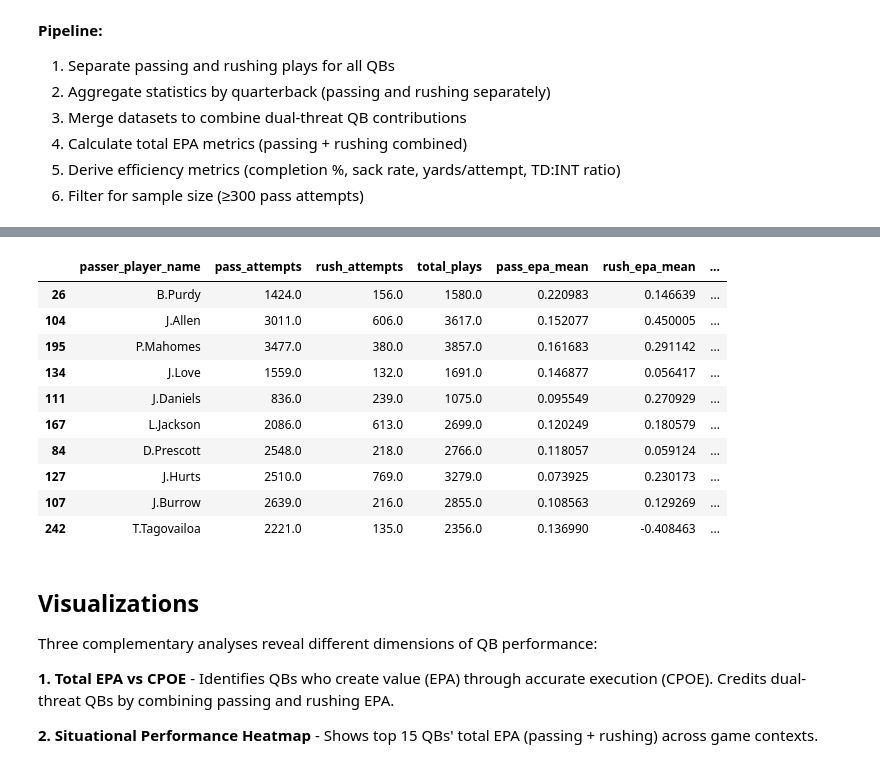
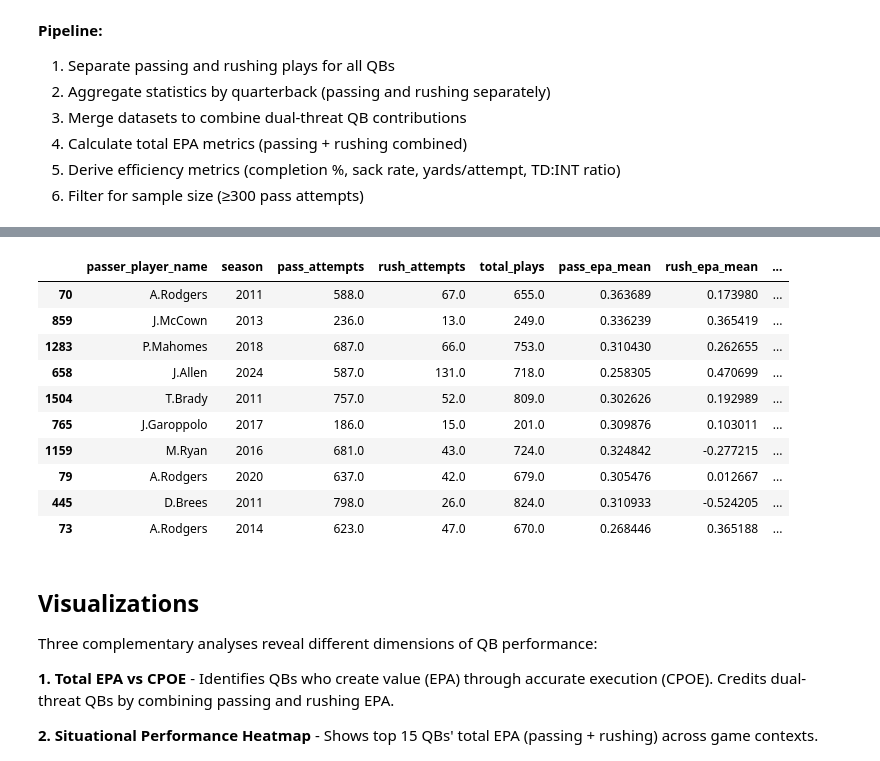
Before and after one commit to cgalgano/NFL-QB-Analysis, a Jupyter notebook: nfl_qb_analysis.ipynb, the cells around one changed output, grey strips where cells are left out. Cells and saved outputs as stored; diff of their text form; code cells hidden in the pictures.

```diff
--- a/nfl_qb_analysis.ipynb
+++ b/nfl_qb_analysis.ipynb
@@ -56,6 +56,6 @@ Loading 2021-2025 NFL play-by-play data (~500k+ plays) from nflfastR via nflread
 # %%
-# Load 2021-2025 play-by-play data
-seasons = range(2021, 2026)  # 2021, 2022, 2023, 2024, 2025
+# Load 2010-2025 play-by-play data
+seasons = range(2010, 2026)  # 2010-2025
 pbp_list = []
 
 for season in seasons:
@@ -115,6 +115,12 @@ Name: count, dtype: int64
 # Filter passing plays and calculate comprehensive QB statistics
 passing_plays = pbp[pbp['pass_attempt'] == 1].copy()
 passing_plays = passing_plays[passing_plays['passer_player_name'].notnull()]
+
+# Standardize player names (fix inconsistencies in source data)
+name_fixes = {
+    'Aa.Rodgers': 'A.Rodgers',
+}
+passing_plays['passer_player_name'] = passing_plays['passer_player_name'].replace(name_fixes)
 
 # Calculate success (positive EPA plays)
 passing_plays['success'] = (passing_plays['epa'] > 0).astype(int)
@@ -123,12 +129,16 @@ print(f"Passing plays: {len(passing_plays):,} ({len(passing_plays)/len(pbp)*100:
 
 # Filter rushing plays for QBs (designed runs + scrambles)
 rushing_plays = pbp[(pbp['rush_attempt'] == 1) & (pbp['rusher_player_name'].notnull())].copy()
+
+# Standardize rusher names too
+rushing_plays['rusher_player_name'] = rushing_plays['rusher_player_name'].replace(name_fixes)
+
 rushing_plays['success'] = (rushing_plays['epa'] > 0).astype(int)
 
 print(f"Rushing plays: {len(rushing_plays):,} ({len(rushing_plays)/len(pbp)*100:.1f}% of total)")
 
-# Aggregate passing statistics
-pass_stats = passing_plays.groupby('passer_player_name').agg(
+# Aggregate passing statistics BY SEASON
+pass_stats = passing_plays.groupby(['passer_player_name', 'season']).agg(
     pass_attempts=('pass_attempt', 'sum'),
     completions=('complete_pass', 'sum'),
     pass_tds=('pass_touchdown', 'sum'),
@@ -142,8 +152,8 @@ pass_stats = passing_plays.groupby('passer_player_name').agg(
     pass_successes=('success', 'sum')
 ).reset_index()
 
-# Aggregate rushing statistics
-rush_stats = rushing_plays.groupby('rusher_player_name').agg(
+# Aggregate rushing statistics BY SEASON
+rush_stats = rushing_plays.groupby(['rusher_player_name', 'season']).agg(
     rush_attempts=('rush_attempt', 'sum'),
     rush_epa_total=('epa', 'sum'),
     rush_epa_mean=('epa', 'mean'),
@@ -153,7 +163,7 @@ rush_stats = rushing_plays.groupby('rusher_player_name').agg(
 rush_stats.rename(columns={'rusher_player_name': 'passer_player_name'}, inplace=True)
 
 # Merge passing and rushing stats
-qb_stats = pass_stats.merge(rush_stats, on='passer_player_name', how='left')
+qb_stats = pass_stats.merge(rush_stats, on=['passer_player_name', 'season'], how='left')
 qb_stats.fillna({'rush_attempts': 0, 'rush_epa_total': 0, 'rush_epa_mean': 0,
                  'rushing_yards': 0, 'rush_successes': 0}, inplace=True)
 
@@ -174,12 +184,14 @@ qb_stats['td_rate'] = 100 * (qb_stats['pass_tds'] / qb_stats['pass_attempts'])
 qb_stats['int_rate'] = 100 * (qb_stats['interceptions'] / qb_stats['pass_attempts'])
 qb_stats['air_yards_per_attempt'] = qb_stats['air_yards_total'] / qb_stats['pass_attempts']
 
-# Filter for statistical significance (300+ pass attempts)
-MIN_ATTEMPTS = 300
+# Filter for statistical significance (120+ pass attempts PER SEASON)
+MIN_ATTEMPTS = 120
 qb_stats = qb_stats[qb_stats['pass_attempts'] >= MIN_ATTEMPTS].sort_values('total_epa_per_play', ascending=False)
 
-print(f"\nQualifying QBs (≥{MIN_ATTEMPTS} pass attempts): {len(qb_stats)}")
-print(f"\nTop 10 QBs by Total EPA/Play (Passing + Rushing):")
-display(qb_stats[['passer_player_name', 'pass_attempts', 'rush_attempts', 'total_plays',
+print(f"\nQualifying QB-seasons (≥{MIN_ATTEMPTS} pass attempts per season): {len(qb_stats)}")
+print(f"Breakdown by season:")
+print(qb_stats['season'].value_counts().sort_index())
+print(f"\nTop 10 QB-seasons by Total EPA/Play (Passing + Rushing):")
+display(qb_stats[['passer_player_name', 'season', 'pass_attempts', 'rush_attempts', 'total_plays',
                    'pass_epa_mean', 'rush_epa_mean', 'total_epa_per_play', 'cpoe_mean']].head(10))
 # %% [output]
@@ -197,14 +215,14 @@ Top 10 QBs by Total EPA/Play (Passing + Rushing):
-|  | passer_player_name | pass_attempts | rush_attempts | total_plays | pass_epa_mean | rush_epa_mean | ... |
-| 26 | B.Purdy | 1424.0 | 156.0 | 1580.0 | 0.220983 | 0.146639 | ... |
-| 104 | J.Allen | 3011.0 | 606.0 | 3617.0 | 0.152077 | 0.450005 | ... |
-| 195 | P.Mahomes | 3477.0 | 380.0 | 3857.0 | 0.161683 | 0.291142 | ... |
-| 134 | J.Love | 1559.0 | 132.0 | 1691.0 | 0.146877 | 0.056417 | ... |
-| 111 | J.Daniels | 836.0 | 239.0 | 1075.0 | 0.095549 | 0.270929 | ... |
-| 167 | L.Jackson | 2086.0 | 613.0 | 2699.0 | 0.120249 | 0.180579 | ... |
-| 84 | D.Prescott | 2548.0 | 218.0 | 2766.0 | 0.118057 | 0.059124 | ... |
-| 127 | J.Hurts | 2510.0 | 769.0 | 3279.0 | 0.073925 | 0.230173 | ... |
-| 107 | J.Burrow | 2639.0 | 216.0 | 2855.0 | 0.108563 | 0.129269 | ... |
-| 242 | T.Tagovailoa | 2221.0 | 135.0 | 2356.0 | 0.136990 | -0.408463 | ... |
+|  | passer_player_name | season | pass_attempts | rush_attempts | total_plays | pass_epa_mean | rush_epa_mean | ... |
+| 70 | A.Rodgers | 2011 | 588.0 | 67.0 | 655.0 | 0.363689 | 0.173980 | ... |
+| 859 | J.McCown | 2013 | 236.0 | 13.0 | 249.0 | 0.336239 | 0.365419 | ... |
+| 1283 | P.Mahomes | 2018 | 687.0 | 66.0 | 753.0 | 0.310430 | 0.262655 | ... |
+| 658 | J.Allen | 2024 | 587.0 | 131.0 | 718.0 | 0.258305 | 0.470699 | ... |
+| 1504 | T.Brady | 2011 | 757.0 | 52.0 | 809.0 | 0.302626 | 0.192989 | ... |
+| 765 | J.Garoppolo | 2017 | 186.0 | 15.0 | 201.0 | 0.309876 | 0.103011 | ... |
+| 1159 | M.Ryan | 2016 | 681.0 | 43.0 | 724.0 | 0.324842 | -0.277215 | ... |
+| 79 | A.Rodgers | 2020 | 637.0 | 42.0 | 679.0 | 0.305476 | 0.012667 | ... |
+| 445 | D.Brees | 2011 | 798.0 | 26.0 | 824.0 | 0.310933 | -0.524205 | ... |
+| 73 | A.Rodgers | 2014 | 623.0 | 47.0 | 670.0 | 0.268446 | 0.365188 | ... |
 # %% [markdown]
 ## Visualizations
 
```
Also changed, not shown: parts of 9 cells of this notebook, 2 other files.
